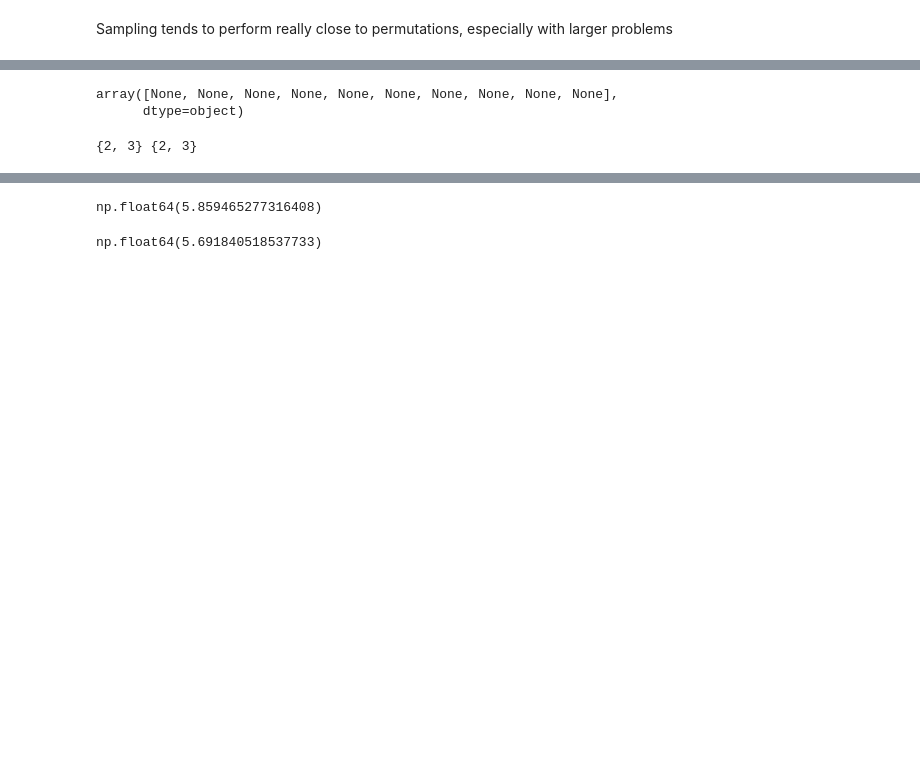
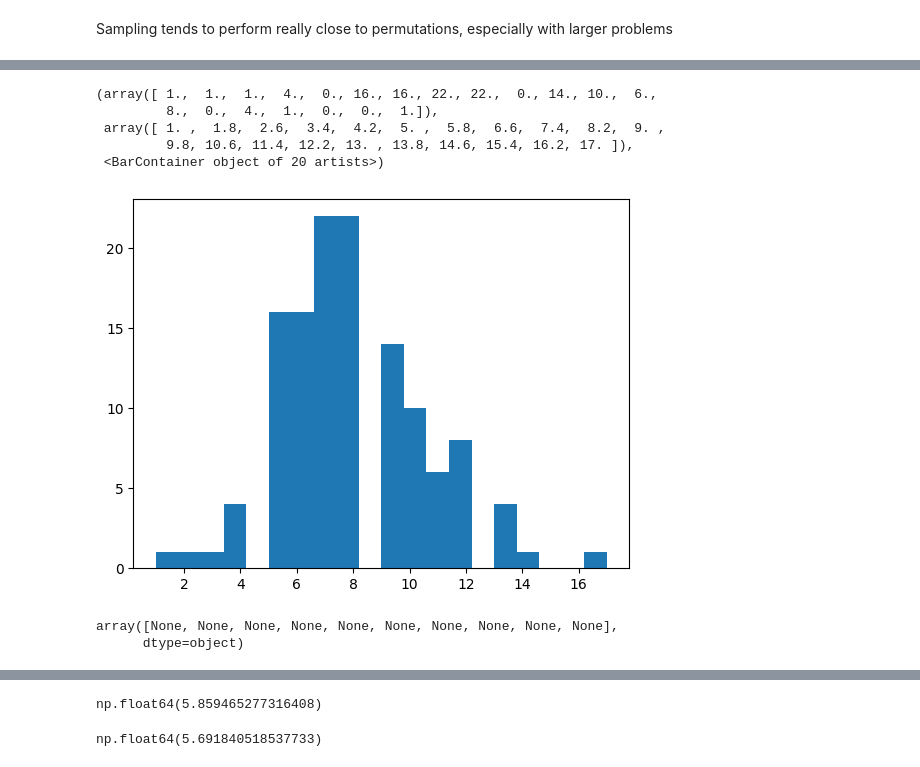
Before and after one commit to alberto467/CI2025_project, a Jupyter notebook: problem.ipynb, the cells around one changed output, grey strips where cells are left out. Cells and saved outputs as stored; diff of their text form; code cells hidden in the pictures; blank space fills up the shorter version.

```diff
--- a/problem.ipynb
+++ b/problem.ipynb
@@ -151,13 +161,18 @@ INFO:root:Generation 45: best cost = 13.868 at gen 35
+# %%
+lens = np.array([len(cl.nodes) for cl in best[0].state])
+plt.hist(lens, bins=20)
+# %% [output]
+(array([ 1.,  1.,  1.,  4.,  0., 16., 16., 22., 22.,  0., 14., 10.,  6.,
+         8.,  0.,  4.,  1.,  0.,  0.,  1.]),
+ array([ 1. ,  1.8,  2.6,  3.4,  4.2,  5. ,  5.8,  6.6,  7.4,  8.2,  9. ,
+         9.8, 10.6, 11.4, 12.2, 13. , 13.8, 14.6, 15.4, 16.2, 17. ]),
+ <BarContainer object of 20 artists>)
+[figure, added]
 # %%
 np.array([None]*10, dtype=object)
 # %% [output]
 array([None, None, None, None, None, None, None, None, None, None],
       dtype=object)
-# %%
-a, b = np.random.choice([{2,3}]*10, size=2, replace=False, p=[0.1]*10)
-print(a, b)
-# %% [output]
-{2, 3} {2, 3}
 # %%
 P_ext.times_dict
 # %% [output]
```
Also changed, not shown: parts of 14 cells of this notebook, 8 other files.
